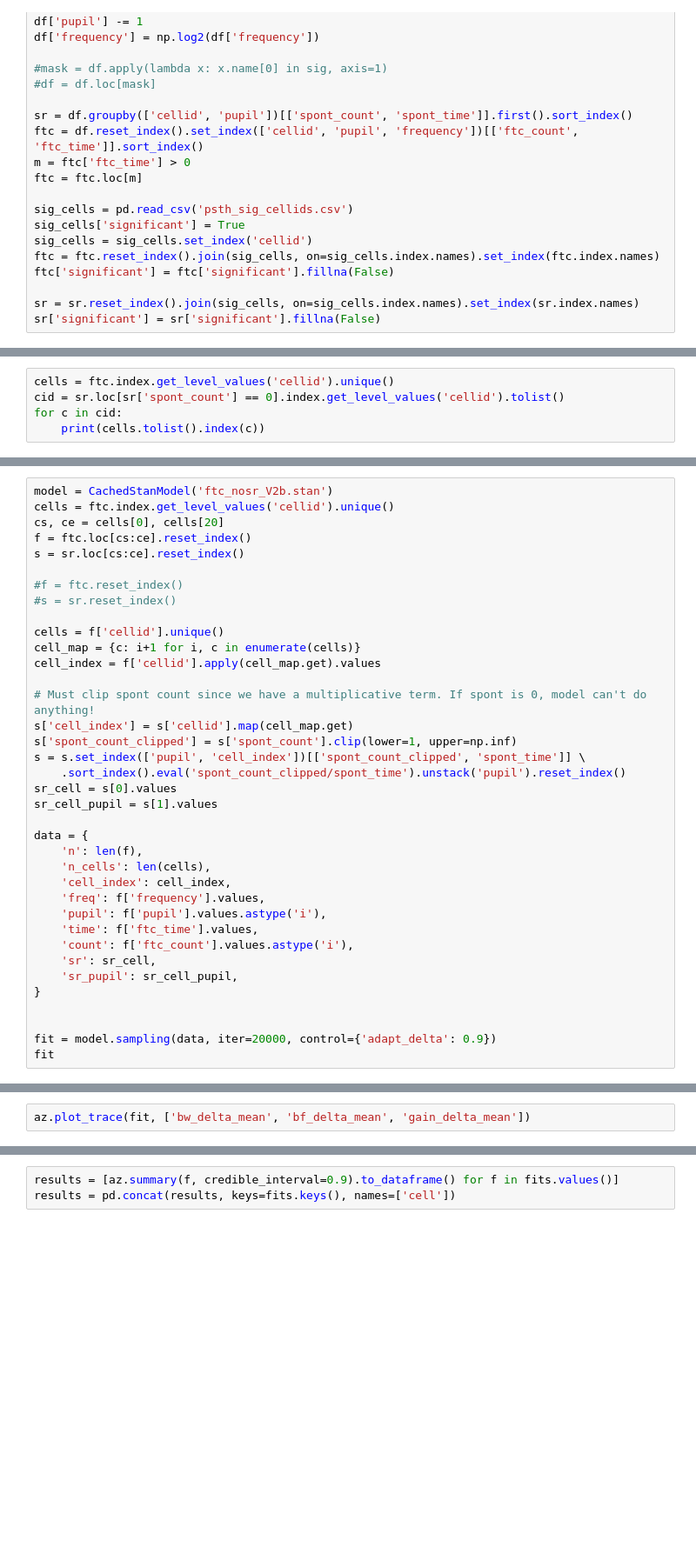
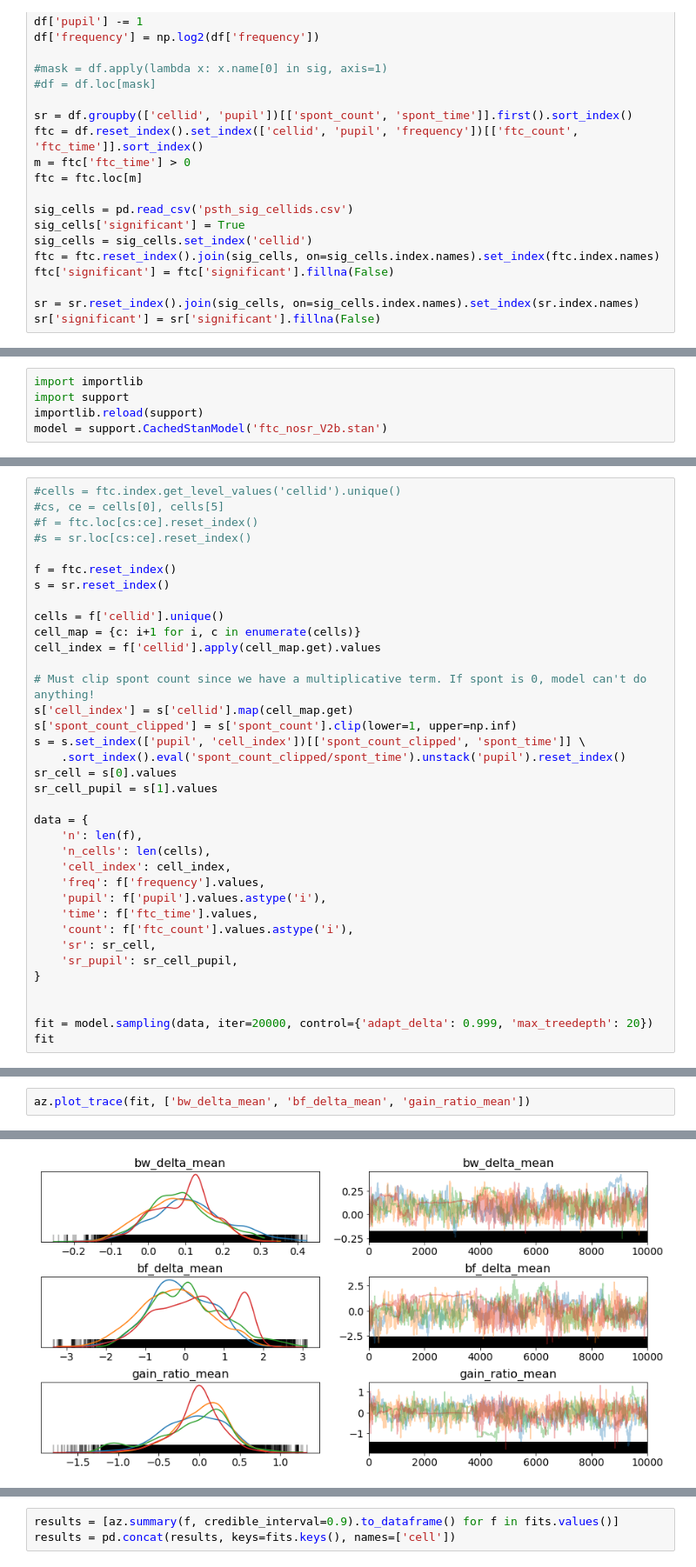
Before and after one commit to bburan/lbhb_pupil_dilation_paper, a Jupyter notebook: FTC V2b.ipynb, the cells around one changed output, grey strips where cells are left out. Shown at 87% size. Cells and saved outputs as stored; diff of their text form; blank space fills up the shorter version.

```diff
--- a/FTC V2b.ipynb
+++ b/FTC V2b.ipynb
@@ -55,5 +32,5 @@ print(sr.loc[cell])
-# %%
-cells = ftc.index.get_level_values('cellid').unique()
-cid = sr.loc[sr['spont_count'] == 0].index.get_level_values('cellid').tolist()
-for c in cid:
-    print(cells.tolist().index(c))
+# %%
+import importlib
+import support
+importlib.reload(support)
+model = support.CachedStanModel('ftc_nosr_V2b.stan')
@@ -60,12 +39,11 @@ for c in cid:
 # %%
-model = CachedStanModel('ftc_nosr_V2b.stan')
-cells = ftc.index.get_level_values('cellid').unique()
-cs, ce = cells[0], cells[20]
-f = ftc.loc[cs:ce].reset_index()
-s = sr.loc[cs:ce].reset_index()
+#cells = ftc.index.get_level_values('cellid').unique()
+#cs, ce = cells[0], cells[5]
+#f = ftc.loc[cs:ce].reset_index()
+#s = sr.loc[cs:ce].reset_index()
 
-#f = ftc.reset_index()
-#s = sr.reset_index()
+f = ftc.reset_index()
+s = sr.reset_index()
 
 cells = f['cellid'].unique()
 cell_map = {c: i+1 for i, c in enumerate(cells)}
@@ -92,5 +70,5 @@ data = {
 }
 
 
-fit = model.sampling(data, iter=20000, control={'adapt_delta': 0.9})
+fit = model.sampling(data, iter=20000, control={'adapt_delta': 0.999, 'max_treedepth': 20})
 fit
@@ -99,2 +75,3 @@ fit
 # %%
-az.plot_trace(fit, ['bw_delta_mean', 'bf_delta_mean', 'gain_delta_mean'])
+az.plot_trace(fit, ['bw_delta_mean', 'bf_delta_mean', 'gain_ratio_mean'])
+# %% [output]
@@ -101,3 +85,4 @@ az.plot_trace(fit, ['bw_delta_mean', 'bf_delta_mean', 'gain_delta_mean'])
+[figure, added]
 # %%
 def plot_fit(ax, c, i, cells, ftc, sr_cell, sr_cell_pupil):
     cell = cells[i]
```
Also changed, not shown: parts of 8 cells of this notebook, 2 other files.
